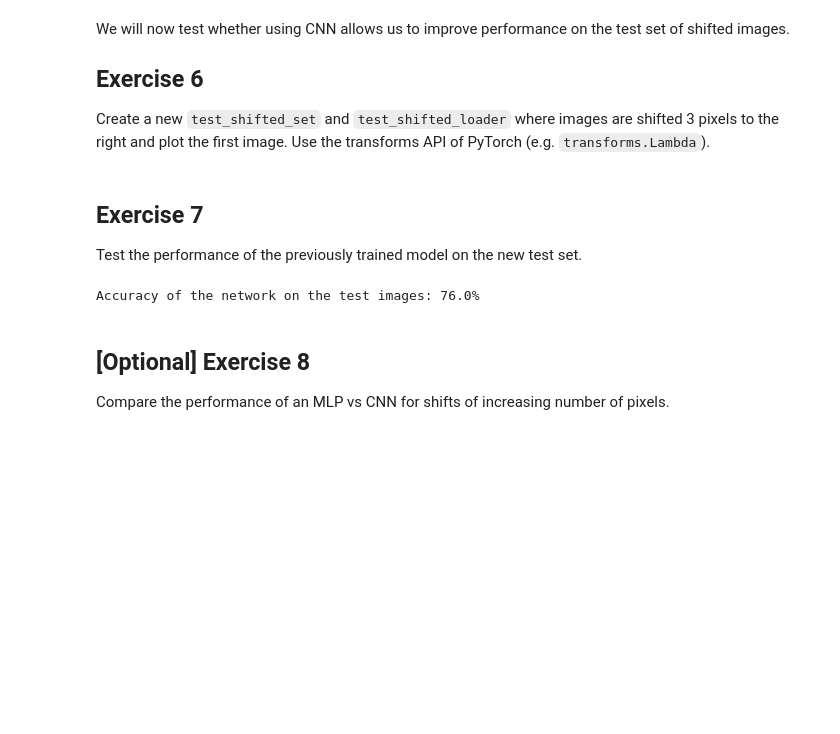
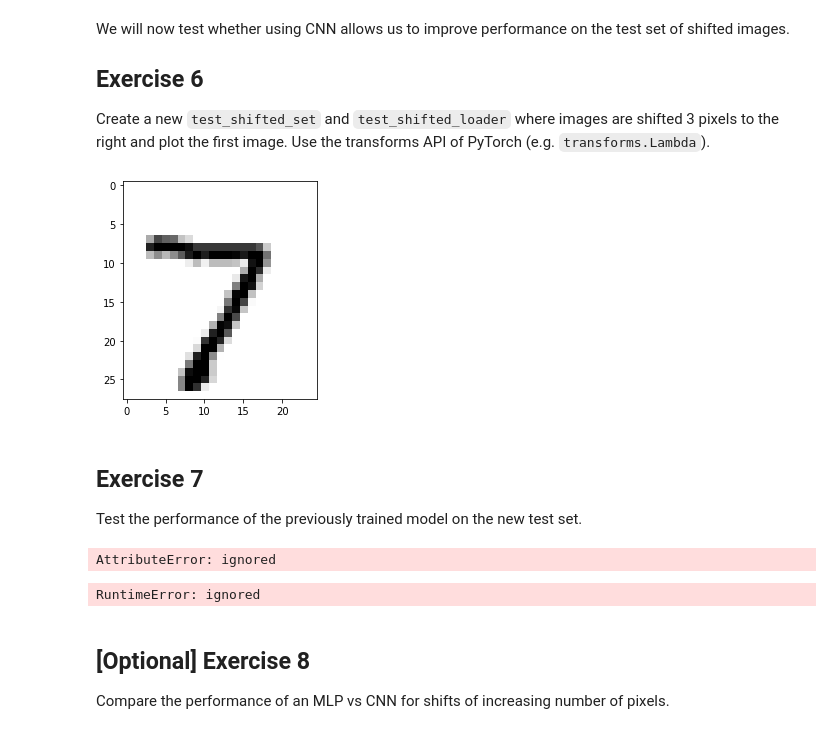
Before and after one commit to YosefGuevara012/DeepLearning_and_computer_vision_for_Marine_Robotics, a Jupyter notebook: TP_03_CNNs_and_transfer_learning.ipynb, the cells around one changed output. Cells and saved outputs as stored; diff of their text form; code cells hidden in the pictures; blank space fills up the shorter version.

```diff
--- a/TP_03_CNNs_and_transfer_learning.ipynb
+++ b/TP_03_CNNs_and_transfer_learning.ipynb
@@ -451,27 +451,39 @@ Create a new `test_shifted_set` and `test_shifted_loader` where images are shift
 # %%
 transform = transforms.Compose(
     [
      ### BEGIN SOLUTION
+     transforms.ToTensor(),
+     transforms.Normalize((0.5,), (0.5,)),
+     transforms.Lambda(lambda img: img[:,:,3:])
      ### END SOLUTION
     ])
 
 test_shifted_set = torchvision.datasets.MNIST('data/mnist', download=True, train=False, transform=transform)
 
 test_shifted_loader = torch.utils.data.DataLoader(test_shifted_set, batch_size=batch_size)
 
 plt.imshow(test_shifted_set[0][0][0], cmap='gray_r')
 plt.show()
+# %% [output]
+[figure, added]
 # %% [markdown]
 ## Exercise 7
 
 Test the performance of the previously trained model on the new test set.
+# %%
+test_shifted_loader.size()
+# %% [output]
+AttributeError: ignored
 # %%
 ### BEGIN SOLUTION
+device = torch.device("cuda:0" if torch.cuda.is_available() else "cpu")
+accuracy = evaluate_model(model, test_shifted_loader, device=device)
+
 ### END SOLUTION
 
 print(f'Accuracy of the network on the test images: {accuracy:.1%}')
 # %% [output]
-Accuracy of the network on the test images: 76.0%
+RuntimeError: ignored
 # %% [markdown]
 ## [Optional] Exercise 8
 
```
